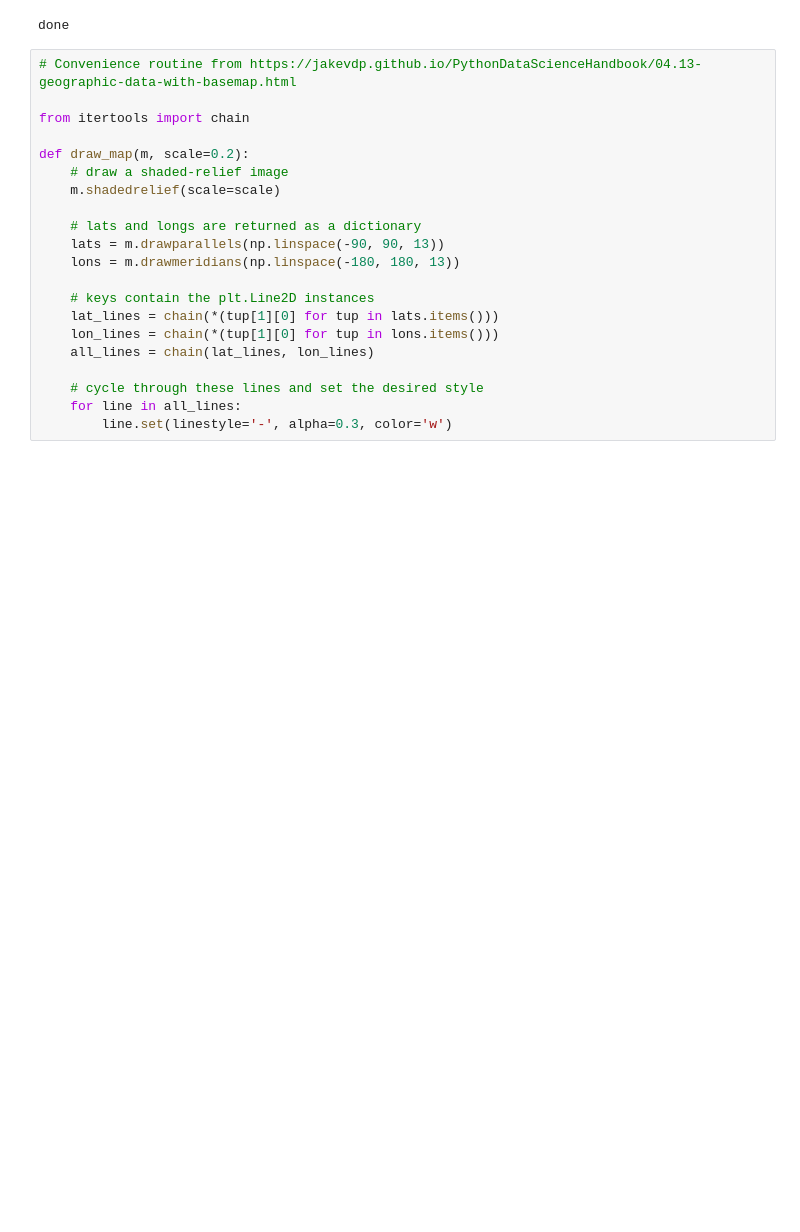
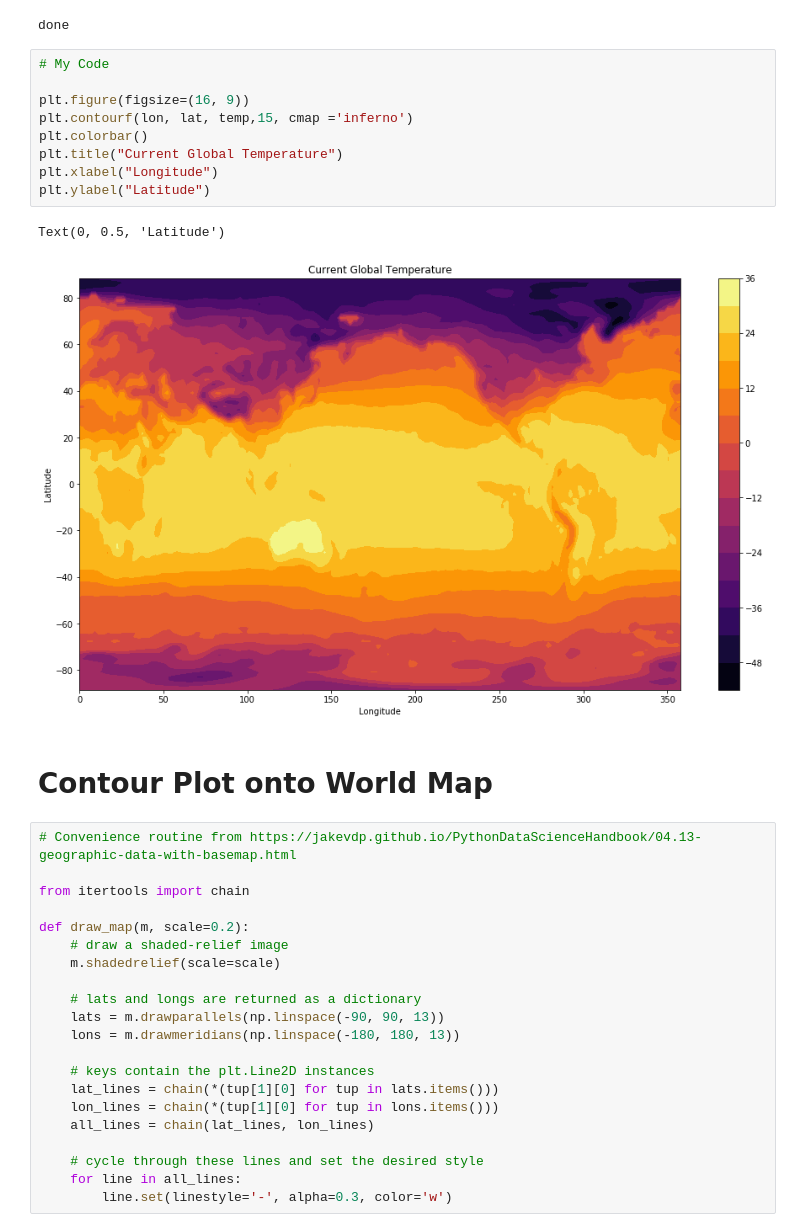
Before and after one commit to philipc2/CDDS-Python, a Jupyter notebook: Earth and Environmental Data Science Tutorial/Matplotlib .ipynb, the cells around one changed output. Cells and saved outputs as stored; diff of their text form; blank space fills up the shorter version.

```diff
--- a/Earth and Environmental Data Science Tutorial/Matplotlib .ipynb
+++ b/Earth and Environmental Data Science Tutorial/Matplotlib .ipynb
@@ -111,6 +111,20 @@ lat = ds.Y.values
 print("done")
 # %% [output]
 done
+# %%
+# My Code
+
+plt.figure(figsize=(16, 9))
+plt.contourf(lon, lat, temp,15, cmap ='inferno')
+plt.colorbar()
+plt.title("Current Global Temperature")
+plt.xlabel("Longitude")
+plt.ylabel("Latitude")
+# %% [output]
+Text(0, 0.5, 'Latitude')
+[figure, added]
+# %% [markdown]
+# Contour Plot onto World Map
 # %%
 # Convenience routine from https://jakevdp.github.io/PythonDataScienceHandbook/04.13-geographic-data-with-basemap.html
 
```
Also changed, not shown: parts of 8 cells of this notebook, 1 other file.
